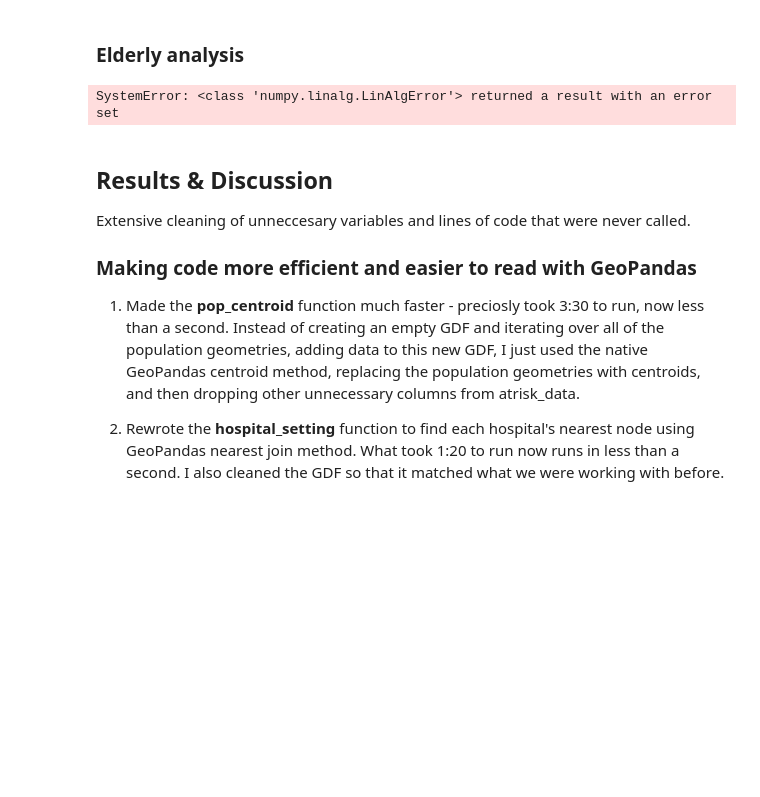
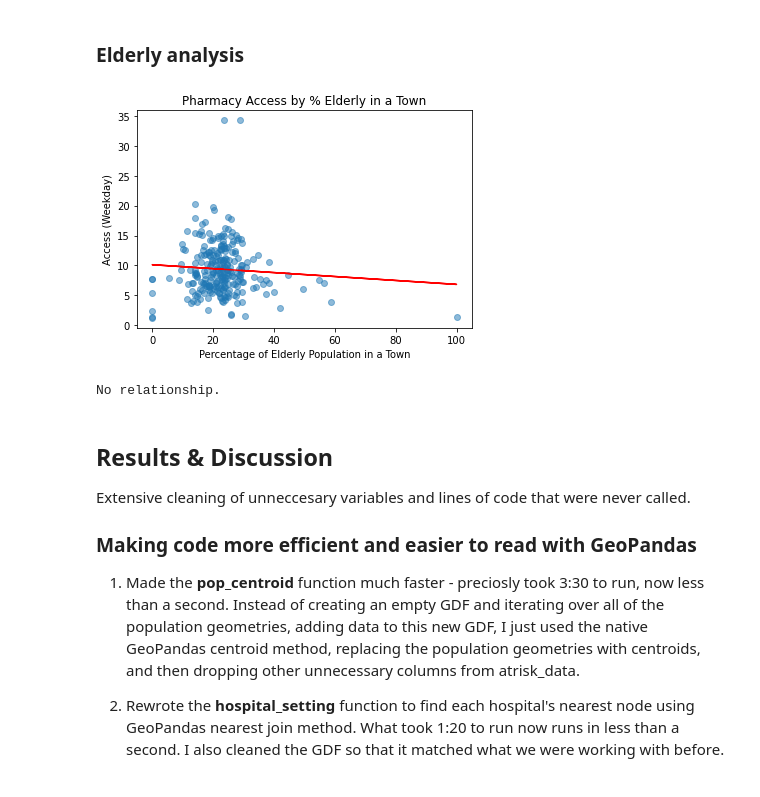
Before and after one commit to samroubin/VTPharmacy, a Jupyter notebook: procedure/code/02_Pharmacy_Accessibility_Analysis.ipynb, the cells around one changed output. Drawn from its saved outputs; the diff is of its cells as text; code cells hidden in the pictures; blank space fills up the shorter version.

Commit message:
edits results

```diff
--- a/procedure/code/02_Pharmacy_Accessibility_Analysis.ipynb
+++ b/procedure/code/02_Pharmacy_Accessibility_Analysis.ipynb
@@ -1110,18 +1117,21 @@ plt.show()
 ### Elderly analysis
 # %%
 # Scatterplot pct_elderly vs acccessibility
-slope, intercept = np.polyfit(mapping_df['pct_elderly'], mapping_df['access_w'], 1)
-regression_line = slope * mapping_df['pct_elderly'] + intercept
+regression = mapping_df.dropna(subset=['pct_elderly'])
+slope, intercept = np.polyfit(regression['pct_elderly'], regression['access_w'], 1)
+regression_line = slope * regression['pct_elderly'] + intercept
 
-plt.scatter(mapping_df['pct_elderly'], mapping_df['access_w'], alpha=0.5)
-plt.plot(mapping_df['pct_elderly'], regression_line, color='red', label='Linear Regression')
-plt.title('Scatter Plot: pct_elderly vs access_w')
-plt.xlabel('Percentage of Elderly Population')
+plt.scatter(regression['pct_elderly'], regression['access_w'], alpha=0.5)
+plt.plot(regression['pct_elderly'], regression_line, color='red', label='Linear Regression')
+plt.title('Pharmacy Access by % Elderly in a Town')
+plt.xlabel('Percentage of Elderly Population in a Town')
 plt.ylabel('Access (Weekday)')
-polt.legend()
 plt.show()
+
+print("No relationship.")
 # %% [output]
+[figure, added]
-SystemError: <class 'numpy.linalg.LinAlgError'> returned a result with an error set
+No relationship.
 # %% [markdown]
 ## Results & Discussion
 
```
Also changed, not shown: parts of 4 cells of this notebook.
